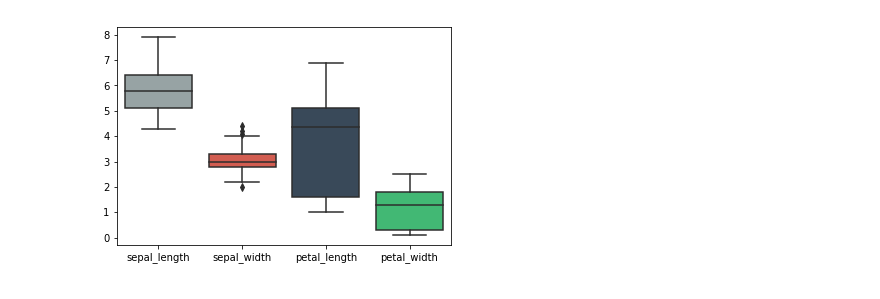
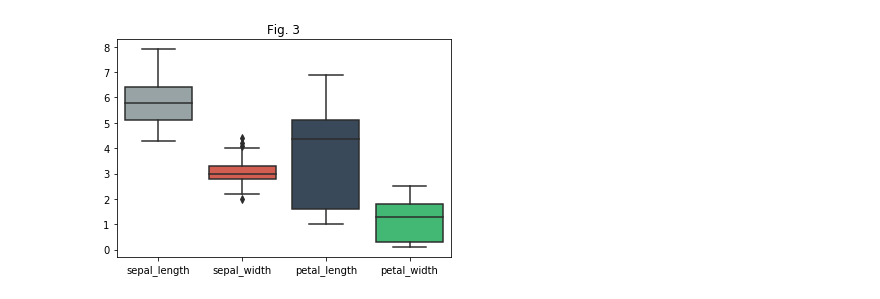
Before and after one commit to brensw/Fundamentals-Project-2018, a Jupyter notebook: Project Notebook.ipynb, the cells around one changed output. Cells and saved outputs as stored; diff of their text form; code cells hidden in the pictures.

Commit message:
added plots and alternatives

```diff
--- a/Project Notebook.ipynb
+++ b/Project Notebook.ipynb
@@ -35,8 +54,8 @@ Some varation exists in the  placement of the end of the whisker when generating
 # %%
-import seaborn as sns
+import seaborn as sns #import seaborn library
 
-iris = sns.load_dataset("iris")
-colours= [ "#95a5a6", "#e74c3c", "#34495e", "#2ecc71"]
-ax = sns.boxplot(data=iris, orient="v", palette=(colours))
+iris = sns.load_dataset("iris") # import Fischer's Irish data set from seaborn
+colours= [ "#95a5a6", "#e74c3c", "#34495e", "#2ecc71"] # Set the coulours for the plot
+ax = sns.boxplot(data=iris, orient="v", palette=(colours)).set_title("Fig. 3") # Create the plot
 # %% [output]
-[figure, old version]
+[figure, new version]
```
Also changed, not shown: parts of 10 cells of this notebook, 1 other file.
